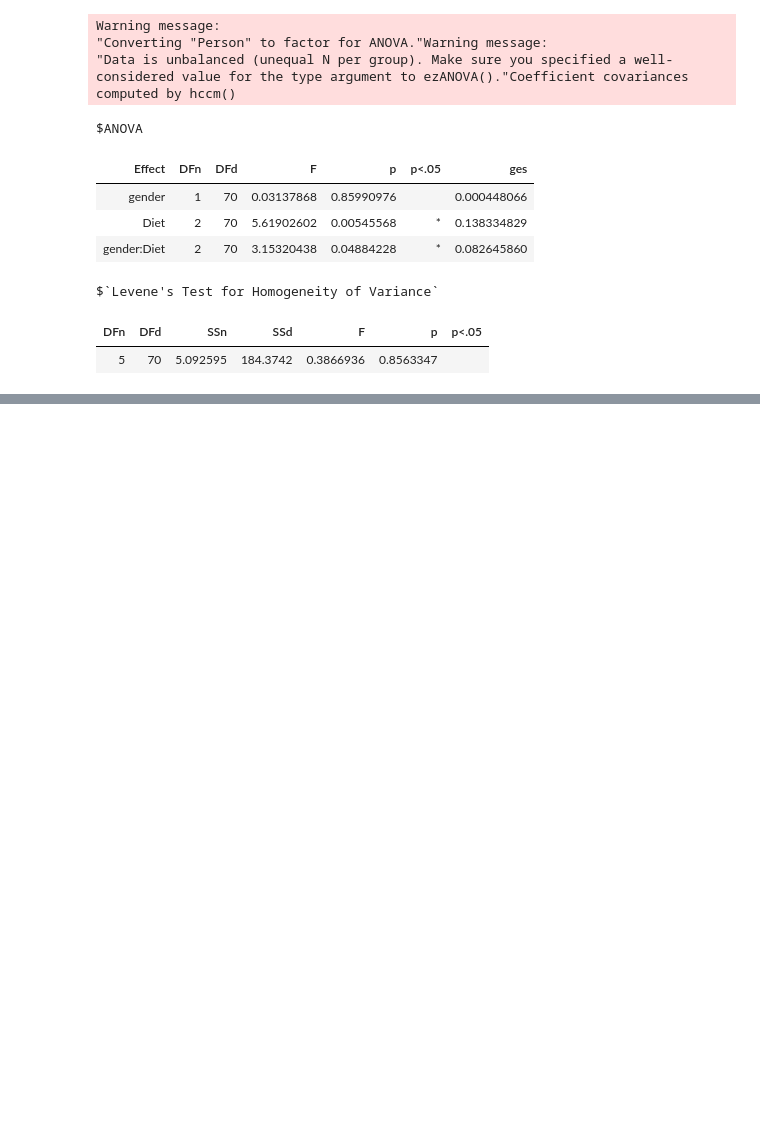
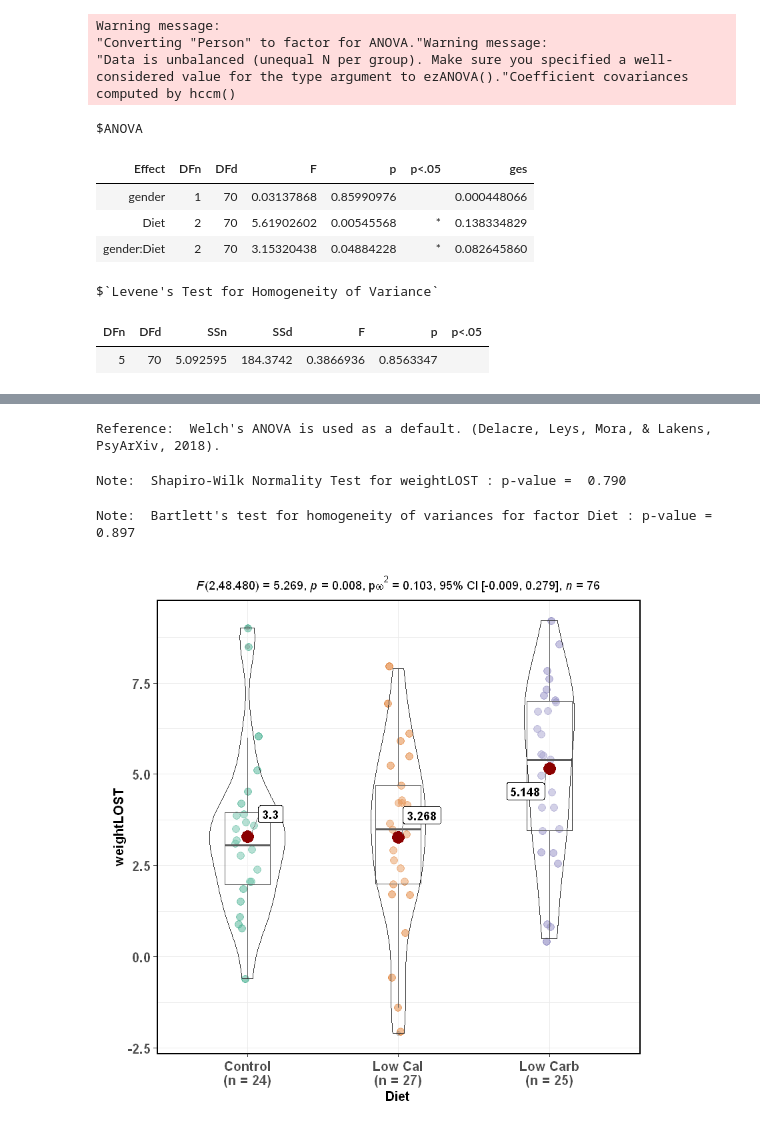
Before and after one commit to InfantLab/NotebookDemos, a Jupyter notebook: index.ipynb, the cells around one changed output, grey strips where cells are left out. Cells and saved outputs as stored; diff of their text form; code cells hidden in the pictures; blank space fills up the shorter version.

```diff
--- a/index.ipynb
+++ b/index.ipynb
@@ -494,0 +518,10 @@ $`Levene's Test for Homogeneity of Variance`
+# %%
+ggstatsplot::ggbetweenstats(data = dietall_v2,
+                            x = Diet,
+                            y = weightLOST
+                            )
+# %% [output]
+Reference:  Welch's ANOVA is used as a default. (Delacre, Leys, Mora, & Lakens, PsyArXiv, 2018).
+Note:  Shapiro-Wilk Normality Test for weightLOST : p-value =  0.790
+Note:  Bartlett's test for homogeneity of variances for factor Diet : p-value =  0.897
+[figure, added]
```
Also changed, not shown: parts of 10 cells of this notebook, 1 other file.
